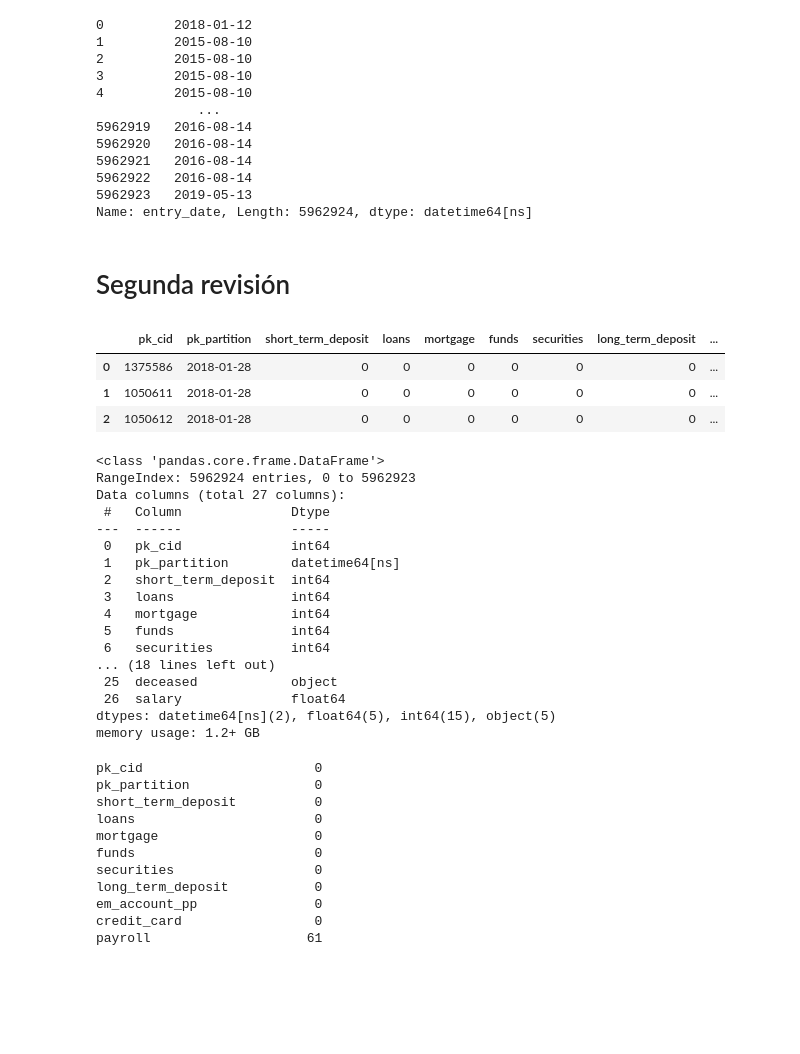
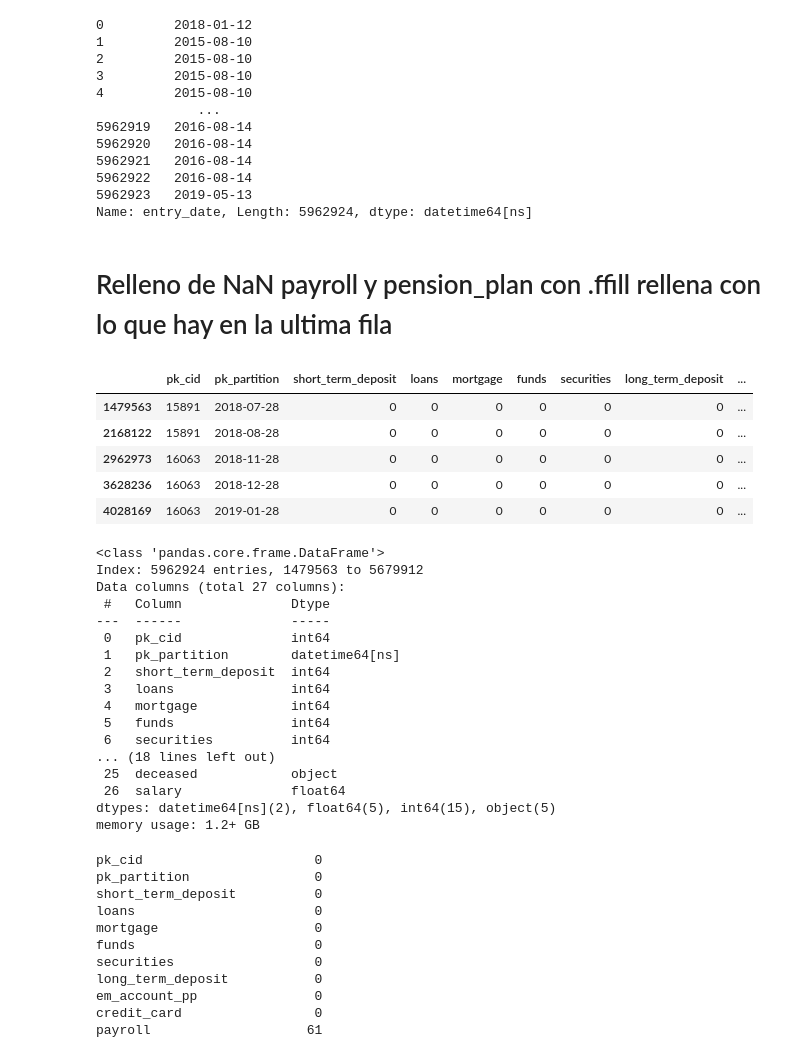
Before and after one commit to jascicz/easy_money_Project, a Jupyter notebook: jorge-Proyecto.ipynb, the cells around one changed output. Saved outputs shown, nothing was run; the diff lists cells and outputs as text; code cells hidden in the pictures; blank space fills up the shorter version.

```diff
--- a/jorge-Proyecto.ipynb
+++ b/jorge-Proyecto.ipynb
@@ -236,20 +210,24 @@ Name: entry_date, Length: 5962924, dtype: datetime64[ns]
 # %%
 df["pk_partition"] = pd.to_datetime(df["pk_partition"])
 df["entry_date"] = pd.to_datetime(df["entry_date"])
-# %% [markdown]
-# Segunda revisión
+# %% [markdown]
+# Relleno de NaN payroll y pension_plan con .ffill rellena con lo que hay en la ultima fila
+# %%
+df.sort_values(by=['pk_cid', 'pk_partition', 'entry_date'], inplace=True)
 # %%
-df.head(3)
+df.head()
 # %% [output]
 |  | pk_cid | pk_partition | short_term_deposit | loans | mortgage | funds | securities | long_term_deposit | ... |
-| 0 | 1375586 | 2018-01-28 | 0 | 0 | 0 | 0 | 0 | 0 | ... |
-| 1 | 1050611 | 2018-01-28 | 0 | 0 | 0 | 0 | 0 | 0 | ... |
-| 2 | 1050612 | 2018-01-28 | 0 | 0 | 0 | 0 | 0 | 0 | ... |
+| 1479563 | 15891 | 2018-07-28 | 0 | 0 | 0 | 0 | 0 | 0 | ... |
+| 2168122 | 15891 | 2018-08-28 | 0 | 0 | 0 | 0 | 0 | 0 | ... |
+| 2962973 | 16063 | 2018-11-28 | 0 | 0 | 0 | 0 | 0 | 0 | ... |
+| 3628236 | 16063 | 2018-12-28 | 0 | 0 | 0 | 0 | 0 | 0 | ... |
+| 4028169 | 16063 | 2019-01-28 | 0 | 0 | 0 | 0 | 0 | 0 | ... |
 # %%
 df.info()
 # %% [output]
 <class 'pandas.core.frame.DataFrame'>
-RangeIndex: 5962924 entries, 0 to 5962923
+Index: 5962924 entries, 1479563 to 5679912
 Data columns (total 27 columns):
  #   Column              Dtype
 ---  ------              -----
```
Also changed, not shown: parts of 49 cells of this notebook.
